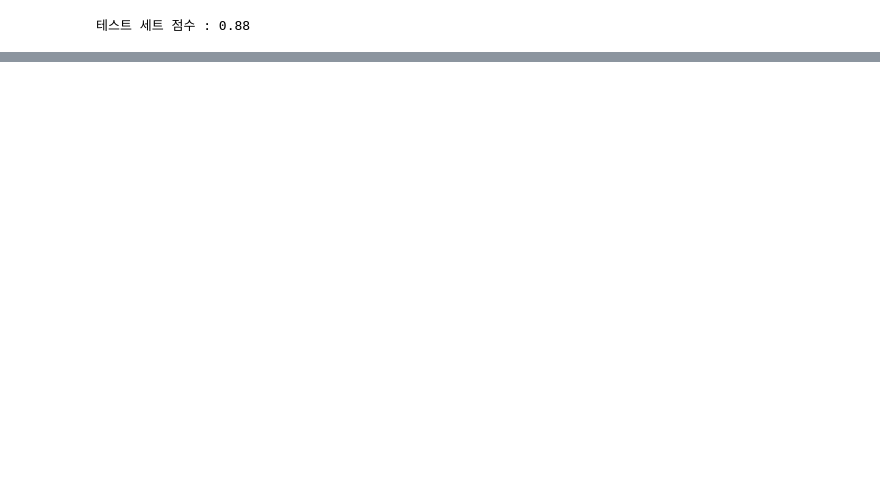
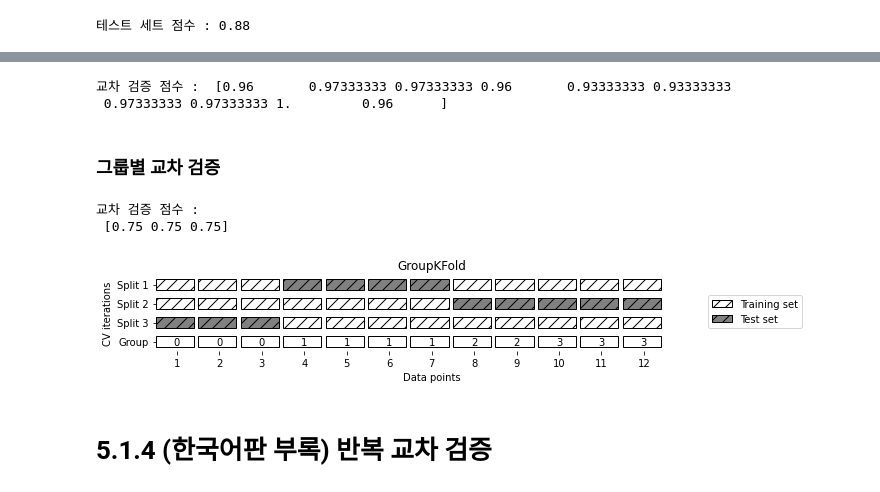
Before and after one commit to iamjinuk/TextBooks, a Jupyter notebook: Introduction to Machine Learning with Python/Chapter.5 모델 평가와 성능 향상.ipynb, the cells around one changed output, grey strips where cells are left out. Drawn from its saved outputs; the diff is of its cells as text; code cells hidden in the pictures; blank space fills up the shorter version.

```diff
--- a/Introduction to Machine Learning with Python/Chapter.5 모델 평가와 성능 향상.ipynb
+++ b/Introduction to Machine Learning with Python/Chapter.5 모델 평가와 성능 향상.ipynb
@@ -22,0 +150,29 @@ y.shape
+# %%
+from sklearn.model_selection import ShuffleSplit
+
+shuffle_split = ShuffleSplit(test_size=0.5, train_size=0.5, n_splits=10)
+scores = cross_val_score(logreg, iris.data, iris.target, cv=shuffle_split)
+print('교차 검증 점수 : ', scores)
+# %% [output]
+교차 검증 점수 :  [0.96       0.97333333 0.97333333 0.96       0.93333333 0.93333333
+ 0.97333333 0.97333333 1.         0.96      ]
+# %% [markdown]
+### 그룹별 교차 검증
+# %%
+from sklearn.model_selection import GroupKFold
+
+X, y = make_blobs(n_samples=12, random_state=0)
+
+groups = [0,0,0,1,1,1,1,2,2,3,3,3]
+
+scores = cross_val_score(logreg, X, y, groups, cv=KFold(n_splits=3))
+print('교차 검증 점수 : \n', scores)
+# %% [output]
+교차 검증 점수 :
+ [0.75 0.75 0.75]
+# %%
+mglearn.plots.plot_group_kfold()
+# %% [output]
+[figure, added]
+# %% [markdown]
+# 5.1.4 (한국어판 부록) 반복 교차 검증
```
Also changed, not shown: parts of 35 cells of this notebook.
